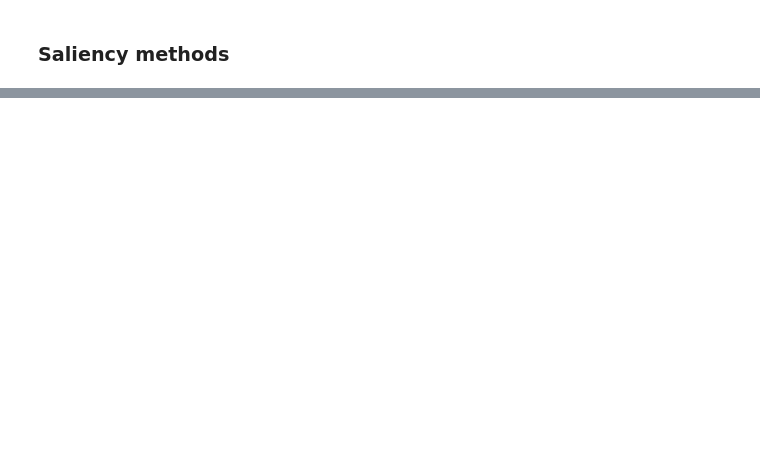
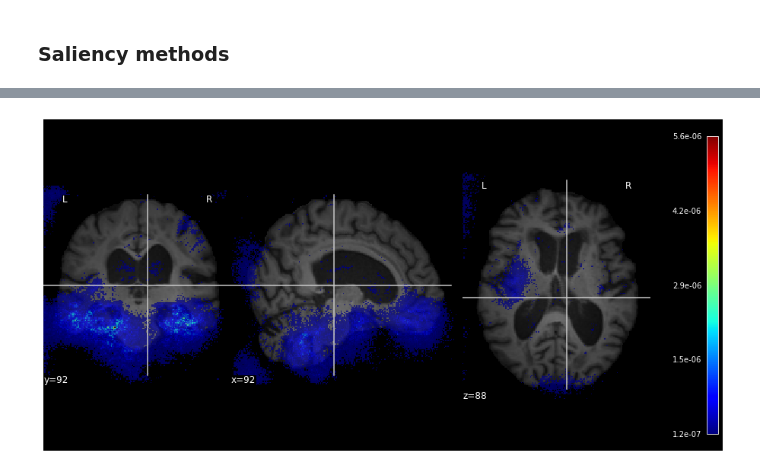
Before and after one commit to BobrG/neuro-gnn-project, a Jupyter notebook: baseline.ipynb, the cells around one changed output, grey strips where cells are left out. Saved outputs shown, nothing was run; the diff lists cells and outputs as text; code cells hidden in the pictures; blank space fills up the shorter version.

```diff
--- a/baseline.ipynb
+++ b/baseline.ipynb
@@ -477,0 +473,7 @@ KeyboardInterrupt:
+# %%
+mask_0_igsmooth, mask_1_igsmooth = get_masks(model, test_loader, mask_type='saliency_intgrad_smooth', size=data_test.size)
+# %%
+dataset_img = data_test.__getitem__(0)
+display_interpretation(mask_1_igsmooth, dataset_img, cut_coords=CUT_COORDS, threshold=np.quantile(mask_0_igsmooth, q=0.92))
+# %% [output]
+[figure, added]
```
Also changed, not shown: parts of 23 cells of this notebook, 3 other files.
